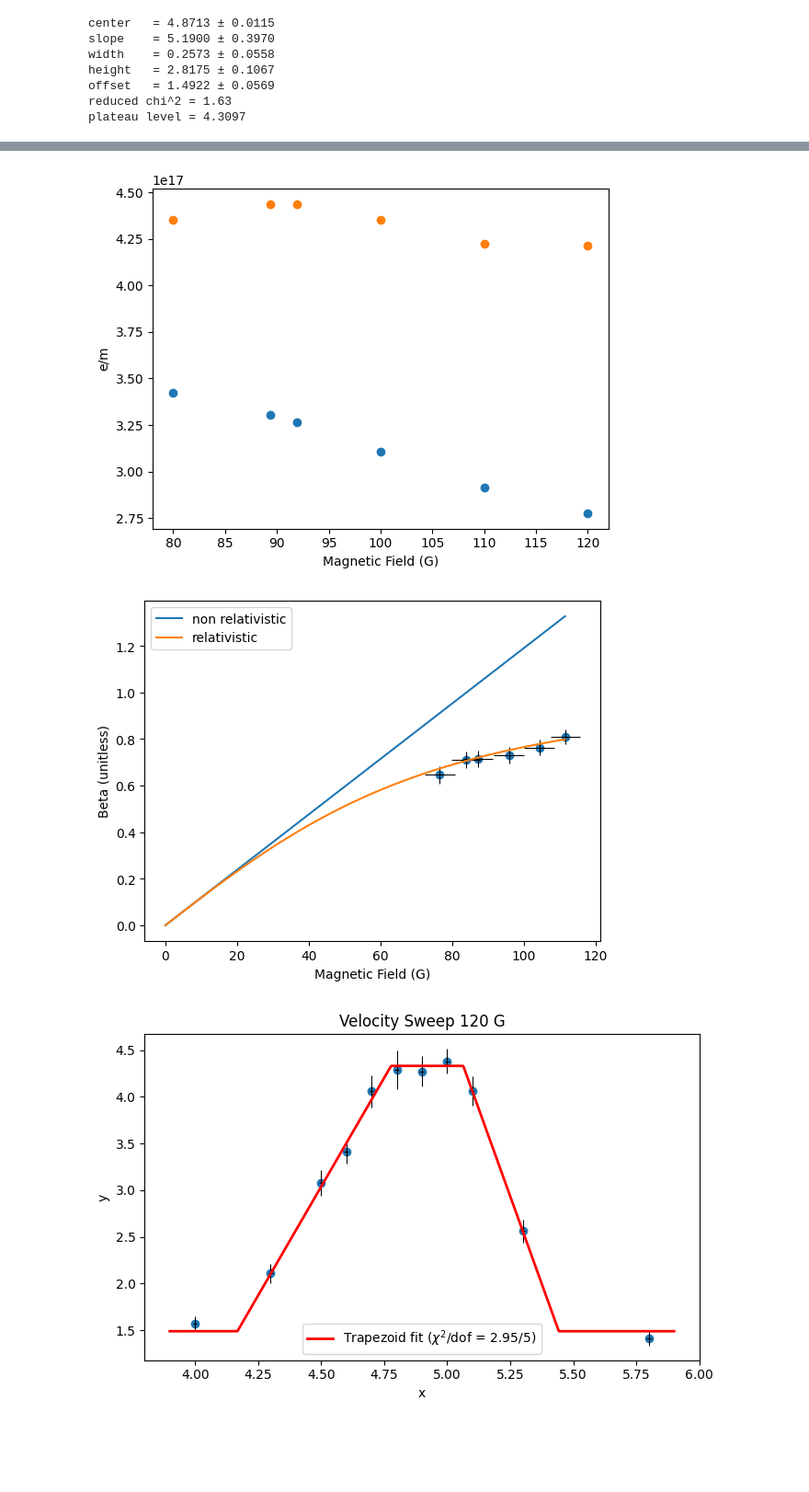
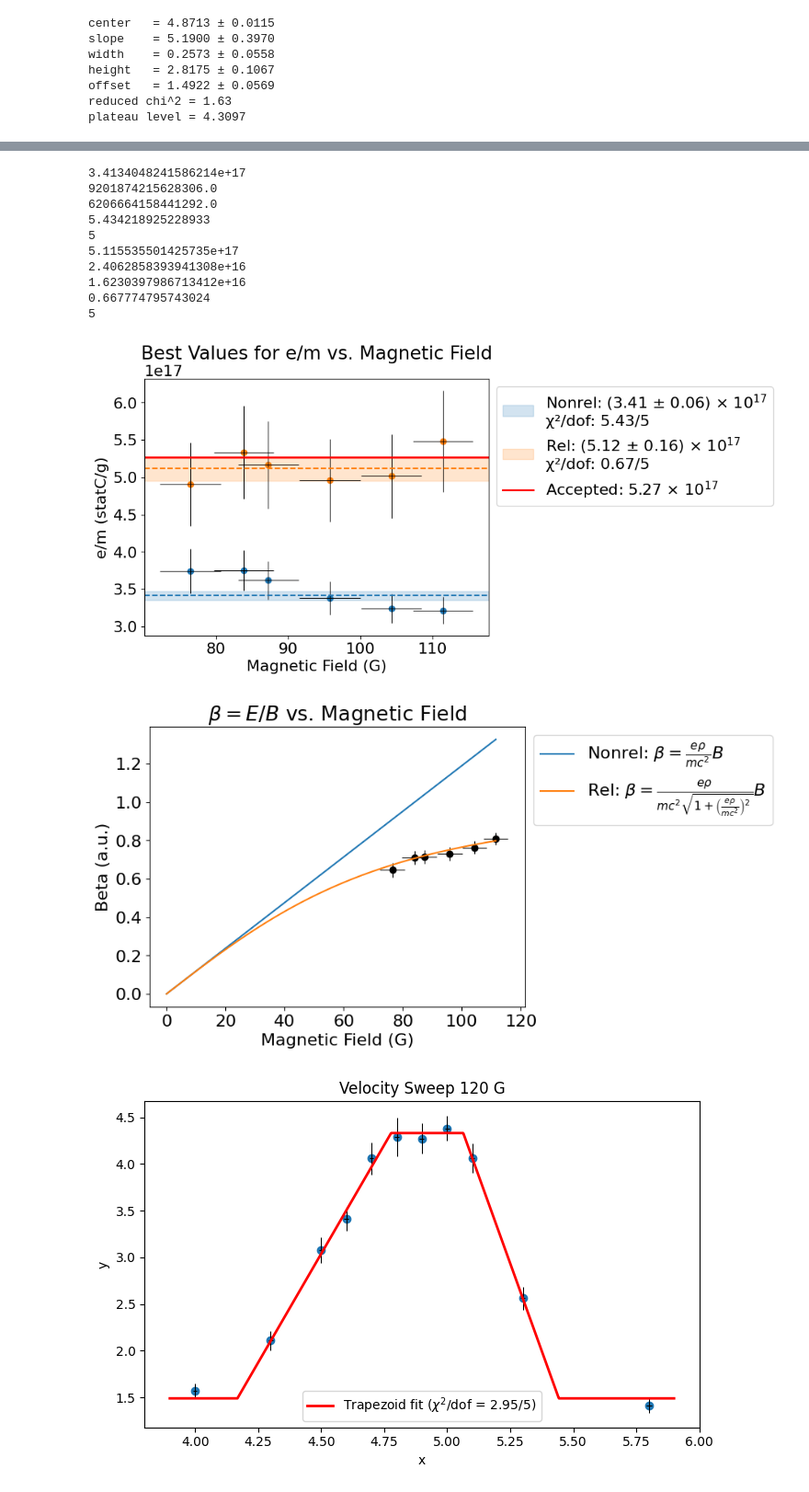
Before and after one commit to nikokopp/jlab, a Jupyter notebook: relativistic_dynamics/analysis/elliott_analysis.ipynb, the cells around one changed output, grey strips where cells are left out. Shown at 92% size. Cells and saved outputs as stored; diff of their text form; code cells hidden in the pictures; blank space fills up the shorter version.

Commit message:
completed plots with error bars and fits

```diff
--- a/relativistic_dynamics/analysis/elliott_analysis.ipynb
+++ b/relativistic_dynamics/analysis/elliott_analysis.ipynb
@@ -356,6 +358,8 @@ mc2 = 8.18727e-7        # ergs
 rho = 40.6 / 2          # cm
 e = 4.80298e-10         # statcoloumbs
 c = 2.99792458e10
+
+sig_rho = 0.2
 
 def model_nonrel(x):
     m = (e * rho) / mc2
@@ -368,5 +372,13 @@ def model_rel(x):
 def em_nonrel(B, beta):
     return c**2 * beta / (B * rho)
 
+def em_err_nonrel(B, beta):
+    em = em_nonrel(B, beta)
+    return em * np.sqrt((betaerr/beta)**2 + (Berr/B)**2 + (sig_rho/rho)**2)
+
 def em_rel(B, beta):
     return c**2 * beta / (B * rho) / np.sqrt(1 - beta**2)
+
+def em_err_rel(B, beta):
+    em = em_rel(B, beta)
+    return em * np.sqrt((betaerr/(beta*(1-beta**2)))**2 + (Berr/B)**2 + (sig_rho/rho)**2)
@@ -373,24 +427,69 @@ def em_rel(B, beta):
 # %%
 plt.figure()
-plt.scatter(B, em_nonrel(B, beta))
-plt.scatter(B, em_rel(B, beta))
+
+plt.rcParams.update({'font.size': 16})
+
+plt.scatter(B_corrected, em_nonrel(B_corrected, beta))
+plt.errorbar(B_corrected, em_nonrel(B_corrected, beta), yerr=em_err_nonrel(B_corrected, beta), xerr=Berr, fmt='none', ecolor='black', linewidth=0.75)
+
+plt.scatter(B_corrected, em_rel(B_corrected, beta))
+plt.errorbar(B_corrected, em_rel(B_corrected, beta), yerr=em_err_rel(B_corrected, beta), xerr=Berr, fmt='none', ecolor='black', linewidth=0.75)
+
 plt.xlabel('Magnetic Field (G)')
-plt.ylabel('e/m')
+plt.ylabel('e/m (statC/g)')
+
+y_best_nonrel = bestem(em_nonrel_val, em_nonrel_sig)
+y_best_rel = bestem(em_rel_val, em_rel_sig)
+
+plt.axhline(y=y_best_nonrel[0], linestyle='--')
+
+plt.axhspan(y_best_nonrel[0] - y_best_nonrel[2], y_best_nonrel[0] + y_best_nonrel[2],
+            color='tab:blue', alpha=0.2,
+            label=f'Nonrel: ({y_best_nonrel[0]/1e17:.2f} ± {y_best_nonrel[2]/1e17:.2f}) × $10^{{17}}$\n'
+            f'χ²/dof: {y_best_nonrel[3]:.2f}/{y_best_nonrel[4]}')
+
+plt.axhline(y=y_best_rel[0], linestyle='--',color='tab:orange')
+
+plt.axhspan(y_best_rel[0] - y_best_rel[2], y_best_rel[0] + y_best_rel[2],
+            color='tab:orange', alpha=0.2,
+            label=f'Rel: ({y_best_rel[0]/1e17:.2f} ± {y_best_rel[2]/1e17:.2f}) × $10^{{17}}$\n'
+            f'χ²/dof: {y_best_rel[3]:.2f}/{y_best_rel[4]}')
+
+plt.axhline(y=e/mc2 * c**2, linestyle='-',color='red',lw='2',
+            label=f'Accepted: {e/mc2 * c**2/1e17:.2f} × $10^{{17}}$')
+
+plt.legend(bbox_to_anchor=(1, 1),loc='upper left')
+
+plt.title('Best Values for e/m vs. Magnetic Field')
+
 plt.show()
 # %% [output]
+3.4134048241586214e+17
+9201874215628306.0
+6206664158441292.0
+5.434218925228933
+5
+5.115535501425735e+17
+2.4062858393941308e+16
+1.6230397986713412e+16
+0.667774795743024
+5
-[figure, old version]
+[figure, new version]
 # %%
 plt.figure()
-plt.scatter(B_corrected, beta)
+
+plt.title(r'$\beta=E/B$ vs. Magnetic Field')
+plt.scatter(B_corrected, beta,color='black')
 plt.errorbar(B_corrected, beta, yerr=betaerr, xerr=Berr, fmt='none', ecolor='black', linewidth=0.75)
-plt.plot(model_x, model_nonrel(model_x),label='non relativistic')
-plt.plot(model_x, model_rel(model_x),label='relativistic')
+plt.plot(model_x, model_nonrel(model_x),label=r'Nonrel: $\beta=\frac{e\rho}{mc^2}B$',color='tab:blue')
+plt.plot(model_x, model_rel(model_x),label=r'Rel: $\beta=\frac{e\rho}{mc^2\sqrt{1+\left(\frac{e\rho}{mc^2}\right)^2}}B$',color='tab:orange')
 plt.xlabel('Magnetic Field (G)')
-plt.ylabel('Beta (unitless)')
-plt.legend()
+plt.ylabel('Beta (a.u.)')
+
+plt.legend(bbox_to_anchor=(1, 1),loc='upper left')
 plt.show()
 # %% [output]
-[figure, old version]
+[figure, new version]
 # %%
 def trapezoid(x, x_start, rise_width, plateau_width, fall_width, height, baseline):
     """Trapezoid: baseline -> ramps up over rise_width -> flat plateau -> ramps down."""
```
Also changed, not shown: parts of 2 cells of this notebook.
